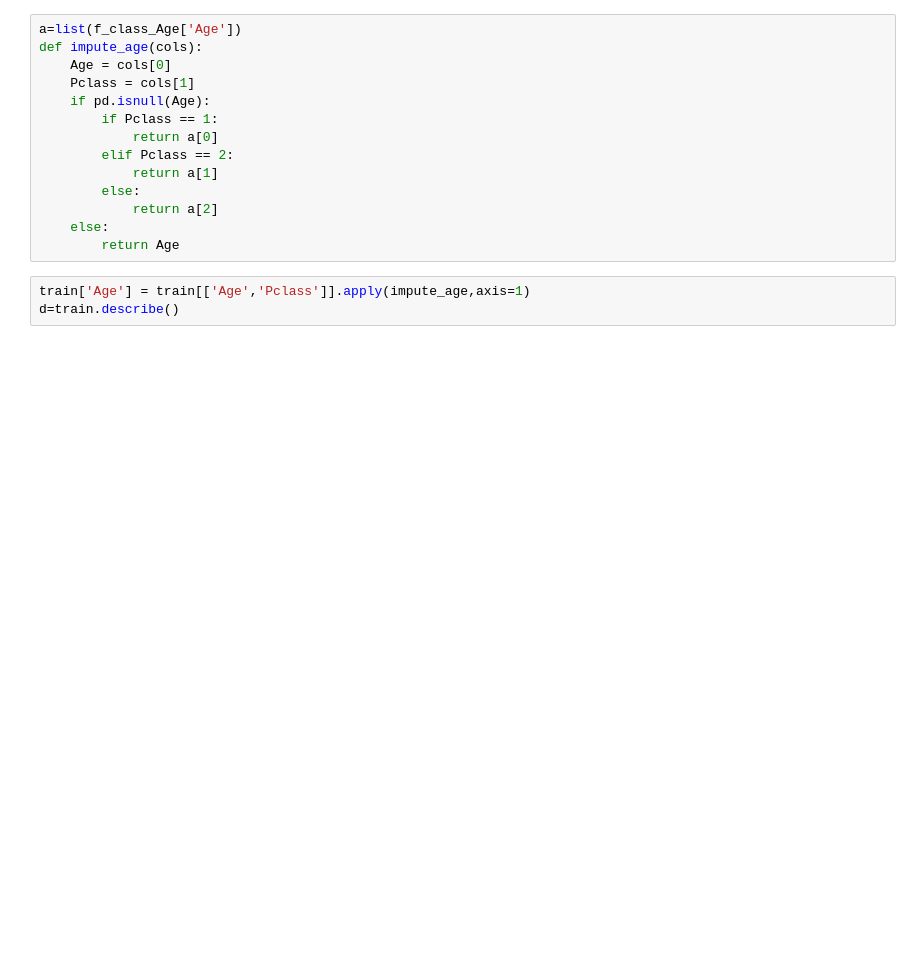
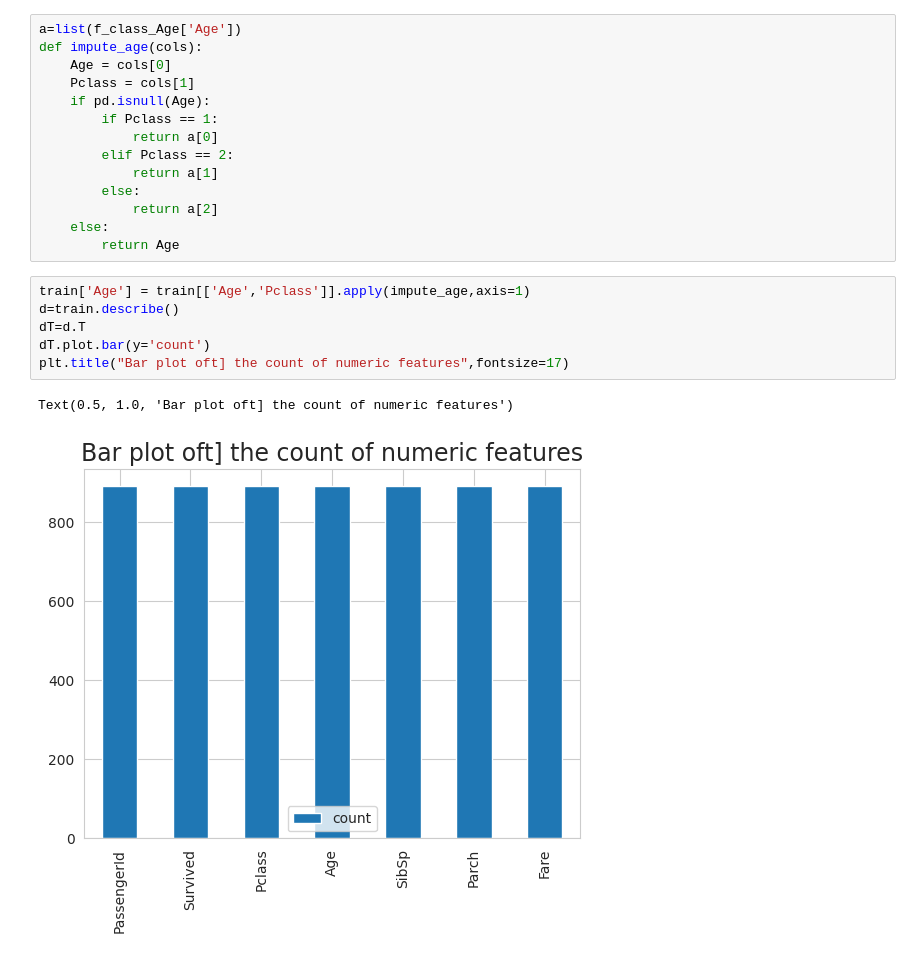
Before and after one commit to 2303A51296Hindu/AIML-2025, a Jupyter notebook: lab5_AIML.ipynb, the cells around one changed output. Drawn from its saved outputs; the diff is of its cells as text; blank space fills up the shorter version.

```diff
--- a/lab5_AIML.ipynb
+++ b/lab5_AIML.ipynb
@@ -109,3 +109,9 @@ def impute_age(cols):
 # %%
 train['Age'] = train[['Age','Pclass']].apply(impute_age,axis=1)
 d=train.describe()
+dT=d.T
+dT.plot.bar(y='count')
+plt.title("Bar plot oft] the count of numeric features",fontsize=17)
+# %% [output]
+Text(0.5, 1.0, 'Bar plot oft] the count of numeric features')
+[figure, added]
```
